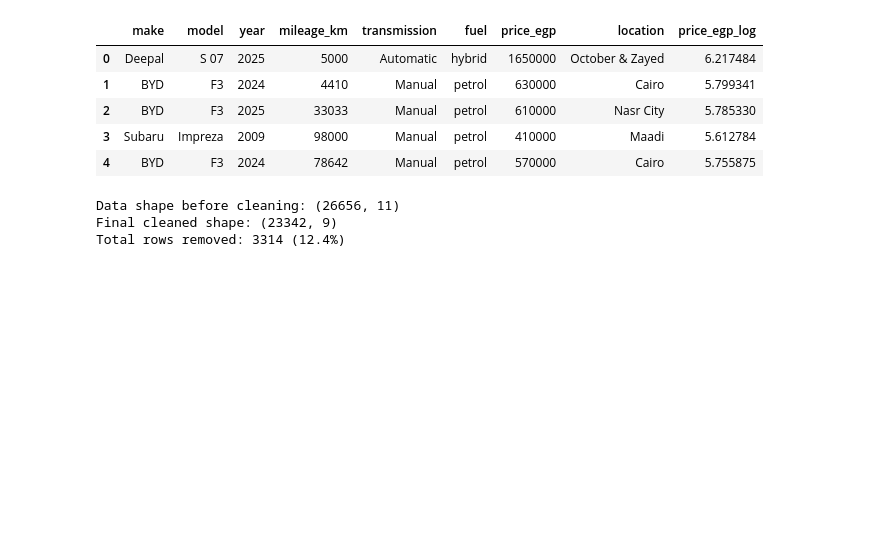
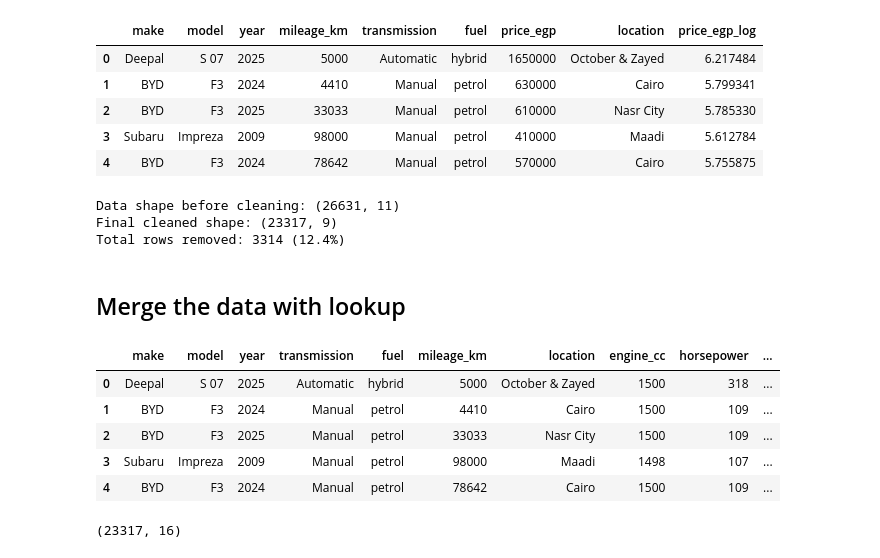
Before and after one commit to Mohamedemad456/GP, a Jupyter notebook: ml-service/notebooks/02_data_cleaning.ipynb, the cells around one changed output. Saved outputs shown, nothing was run; the diff lists cells and outputs as text; code cells hidden in the pictures; blank space fills up the shorter version.

Commit message:
Data cleaning done, I created the lookup and fixed all it's problems and any data issue, I merged the lookup with the cleaned data, updated the docs

```diff
--- a/ml-service/notebooks/02_data_cleaning.ipynb
+++ b/ml-service/notebooks/02_data_cleaning.ipynb
@@ -42,6 +42,7 @@ pd.set_option("display.max_columns", None)
 ## Loading the Data
 # %%
 data = settings.load_data("raw")
+lookup = settings.load_data("lookup")
 data.head(5)
 # %% [output]
 |  | id | title | make | model | year | mileage_km | transmission | fuel | price_egp | location | ... |
@@ -820,6 +834,6 @@ df["mileage_km"] = df["mileage_km"].astype(int)
 df["price_egp"] = df["price_egp"].astype(int)
 # %%
 df = df.drop(columns=["id", "title", "scraped_at"]).copy()
-
+lookup = lookup.drop(columns=["brand_market_share"]).copy()
 print("Final cleaned shape:", df.shape)
 # %% [output]
@@ -842,6 +856,48 @@ print("Data shape before cleaning:", data.shape)
 print("Final cleaned shape:", df.shape)
 print(f"Total rows removed: {data.shape[0] - df.shape[0]} ({(data.shape[0] - df.shape[0]) / data.shape[0]:.1%})")
 # %% [output]
-Data shape before cleaning: (26656, 11)
-Final cleaned shape: (23342, 9)
+Data shape before cleaning: (26631, 11)
+Final cleaned shape: (23317, 9)
 Total rows removed: 3314 (12.4%)
+# %% [markdown]
+## Merge the data with lookup
+# %%
+df = df.merge(lookup, on=["make", "model", "year"], how="left")
+# %%
+# Column order
+# make	model	year	mileage_km	transmission	fuel	price_egp	location	price_egp_log	engine_cc	horsepower	body_type	drivetrain	seating_capacity	brand_origin	car_segment
+# Order these columsn in meaningful way for modeling and readability, with key features first, then price, then location, then less critical features.
+
+final_cols = [
+
+    "make",
+    "model",
+    "year",
+    "transmission",
+    "fuel",
+    "mileage_km",
+    "location",
+    "engine_cc",
+    "horsepower",
+    "body_type",
+    "drivetrain",
+    "seating_capacity",
+    "brand_origin",
+    "car_segment",
+    "price_egp",
+    "price_egp_log",
+]
+
+df = df[final_cols].copy()
+df.head()
+# %% [output]
+|  | make | model | year | transmission | fuel | mileage_km | location | engine_cc | horsepower | ... |
+| 0 | Deepal | S 07 | 2025 | Automatic | hybrid | 5000 | October & Zayed | 1500 | 318 | ... |
+| 1 | BYD | F3 | 2024 | Manual | petrol | 4410 | Cairo | 1500 | 109 | ... |
+| 2 | BYD | F3 | 2025 | Manual | petrol | 33033 | Nasr City | 1500 | 109 | ... |
+| 3 | Subaru | Impreza | 2009 | Manual | petrol | 98000 | Maadi | 1498 | 107 | ... |
+| 4 | BYD | F3 | 2024 | Manual | petrol | 78642 | Cairo | 1500 | 109 | ... |
+# %%
+df.shape
+# %% [output]
+(23317, 16)
```
Also changed, not shown: parts of 19 cells of this notebook, 5 other files.
